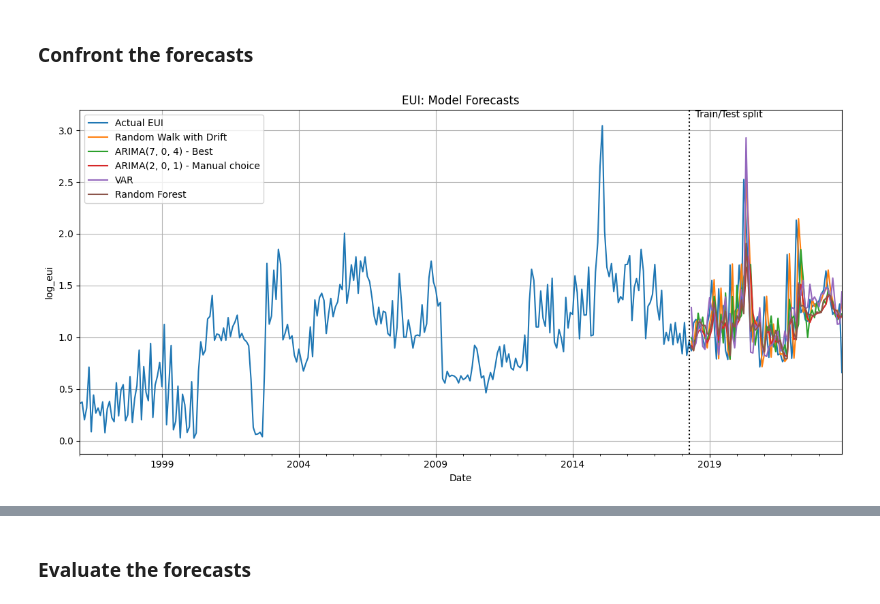
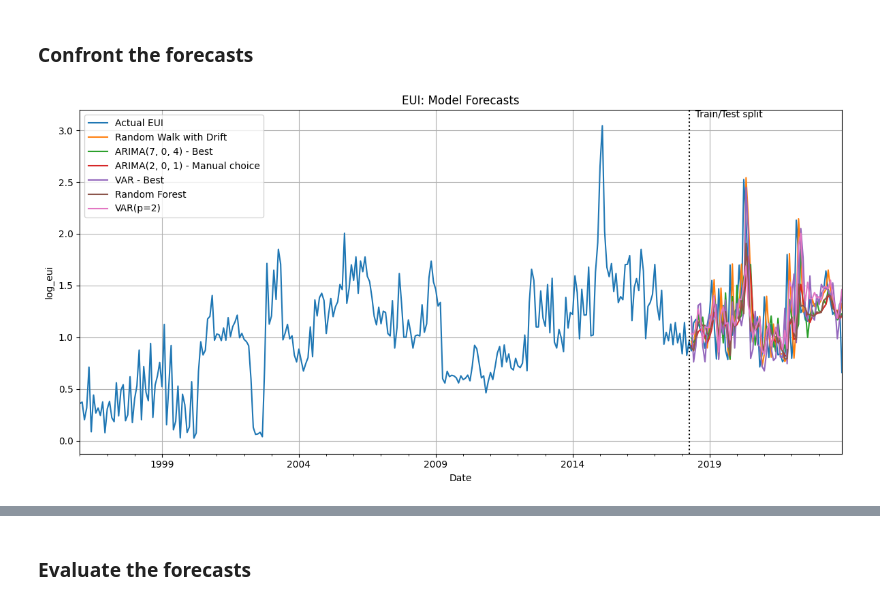
Before and after one commit to alessandro-macchi/bayesian_analysis, a Jupyter notebook: frequentist/frequentist_original.ipynb, the cells around one changed output, grey strips where cells are left out. Drawn from its saved outputs; the diff is of its cells as text; code cells hidden in the pictures.

```diff
--- a/frequentist/frequentist.ipynb
+++ b/frequentist/frequentist_original.ipynb
@@ -597,7 +599,7 @@ endog_full = pd.concat([train_df[var_endog_cols], test_df[var_endog_cols]])
 # -----------------------------
 # 2. Lag order selection (AIC) on TRAIN sample only
 # -----------------------------
-max_lags_var = 4  # adjustable
+max_lags_var = 12  # adjustable
 lag_order_res = VAR(endog_train_var).select_order(maxlags=max_lags_var)
 print(lag_order_res.summary())
 best_lag_var = lag_order_res.selected_orders["aic"]
@@ -1083,13 +1230,15 @@ y_test_log  = test_df[target_col]
 # -----------------------------
 plot_df = pd.DataFrame({
     "train_true": np.exp(y_train_log),
-    "test_true": np.exp(y_test_log),
-    "rw": np.exp(rw_fcast),                    # RW with drift (expanding)
-    "arima_best": np.exp(arima_best_forecast), # best ARIMA from grid
-    "arima_201": np.exp(arima_201_forecast),   # fixed ARIMA(2,1,0), expanding
-    "rf": np.exp(rf_fcast_series),             # Random Forest
-    "var": np.exp(var_log_eui_forecast),           # VAR(dlog_eui, log_gpr, dlog_cpu, dlog_oil_price + dummies)
+    "test_true":  np.exp(y_test_log),
+    "rw":         np.exp(rw_fcast),
+    "arima_best": np.exp(arima_best_forecast),
+    "arima_201":  np.exp(arima_201_forecast),
+    "rf":         np.exp(rf_fcast_series),
+    "var_best":   np.exp(var_log_eui_forecast),
+    "var_p2":     np.exp(var_p2_log_eui_forecast),
 })
+
 
 plot_df["actual"] = plot_df["train_true"].fillna(plot_df["test_true"])
 
@@ -1115,36 +1264,40 @@ plot_df["arima_best"].plot(
 plot_df["arima_201"].plot(
     ax=ax,
     label="ARIMA(2, 0, 1) - Manual choice",
 )
-plot_df["var"].plot(
+plot_df["var_best"].plot(
     ax=ax,
-    label="VAR",
+    label="VAR - Best",
 )
 plot_df["rf"].plot(
     ax=ax,
     label="Random Forest",
+)
+plot_df["var_p2"].plot(
+    ax=ax,
+    label="VAR(p=2)",
 )
 
 # Vertical line at train/test split
 split_date = train_df.index[-1]
 ax.axvline(split_date, color="black", linestyle=":", linewidth=1.5)
 ax.text(
     split_date,
     ax.get_ylim()[1],
     "  Train/Test split",
     va="top",
     ha="left",
 )
 
 ax.set_title("EUI: Model Forecasts")
 ax.set_xlabel("Date")
 ax.set_ylabel(target_col)
 ax.legend()
 ax.grid(True)
 plt.tight_layout()
 plt.show()
 # %% [output]
-[figure, old version]
+[figure, new version]
 # %%
 # ---------------------------------------------------
 # Plots: true test EUI vs each model forecast (separately)
```
Also changed, not shown: parts of 19 cells of this notebook.
